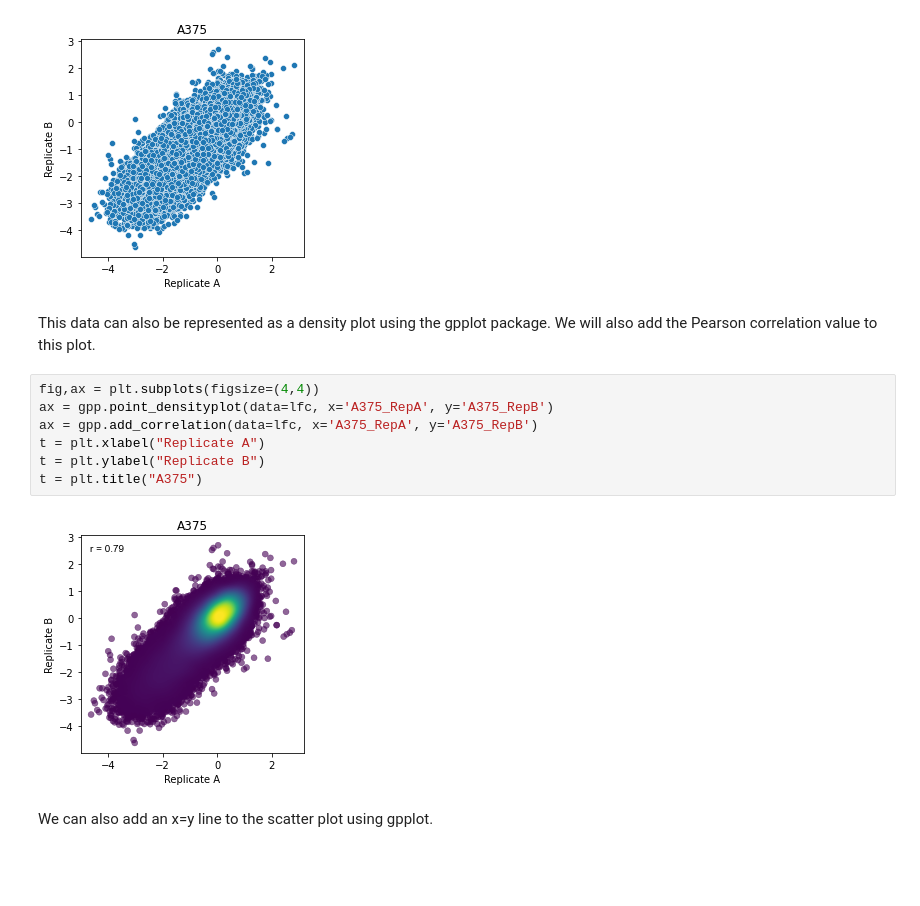
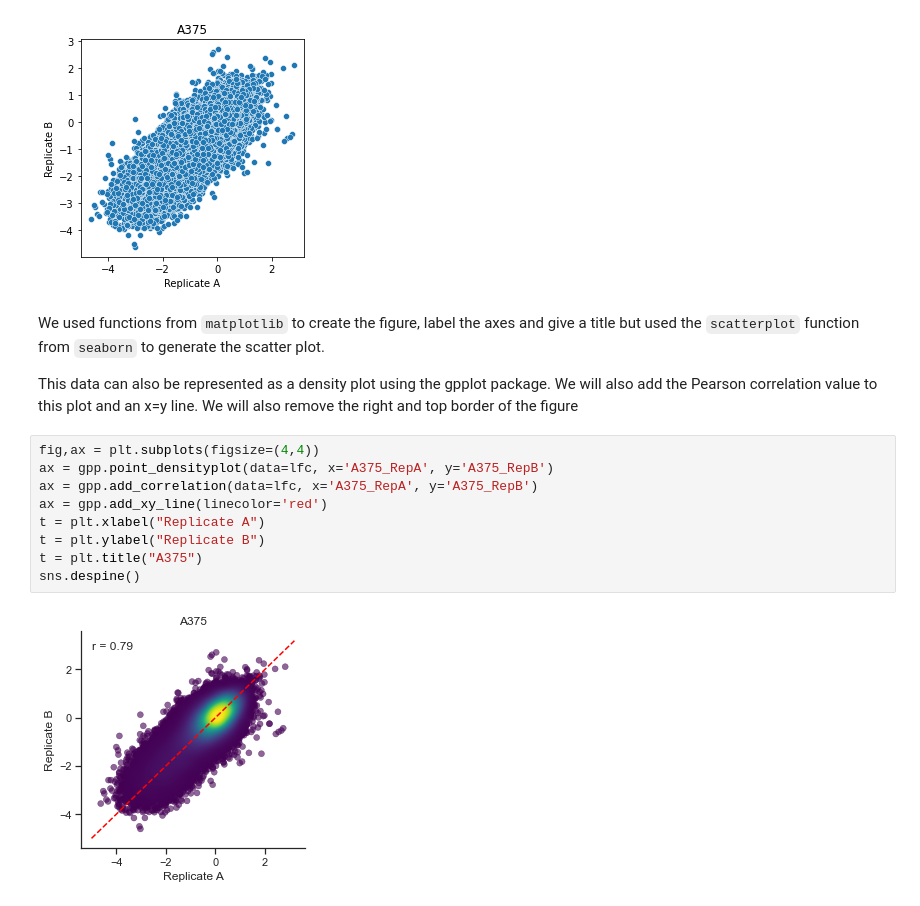
Before and after one commit to broadinstitute/computational-resources, a Jupyter notebook: 02_Data_Analysis_with_Python/02_Visualization/02_Visualization_Packages.ipynb, the cells around one changed output. Saved outputs shown, nothing was run; the diff lists cells and outputs as text; blank space fills up the shorter version.

Commit message:
added visualization module and modified analysis module.

```diff
--- a/02_Data_Analysis_with_Python/02_Visualization/02_Visualization_Packages.ipynb
+++ b/02_Data_Analysis_with_Python/02_Visualization/02_Visualization_Packages.ipynb
@@ -57,16 +57,19 @@ t = plt.title("A375")
 # %% [output]
 [figure]
 # %% [markdown]
+We used functions from `matplotlib` to create the figure, label the axes and give a title but used the `scatterplot`
+function from `seaborn` to generate the scatter plot.
+
 This data can also be represented as a density plot using the gpplot package. We will also add the Pearson correlation
-value to this plot.
+value to this plot and an x=y line. We will also remove the right and top border of the figure
 # %%
 fig,ax = plt.subplots(figsize=(4,4))
 ax = gpp.point_densityplot(data=lfc, x='A375_RepA', y='A375_RepB')
 ax = gpp.add_correlation(data=lfc, x='A375_RepA', y='A375_RepB')
+ax = gpp.add_xy_line(linecolor='red')
 t = plt.xlabel("Replicate A")
 t = plt.ylabel("Replicate B")
 t = plt.title("A375")
+sns.despine()
 # %% [output]
-[figure, old version]
+[figure, new version]
-# %% [markdown]
-We can also add an x=y line to the scatter plot using gpplot.
```
Also changed, not shown: parts of 9 cells of this notebook.
